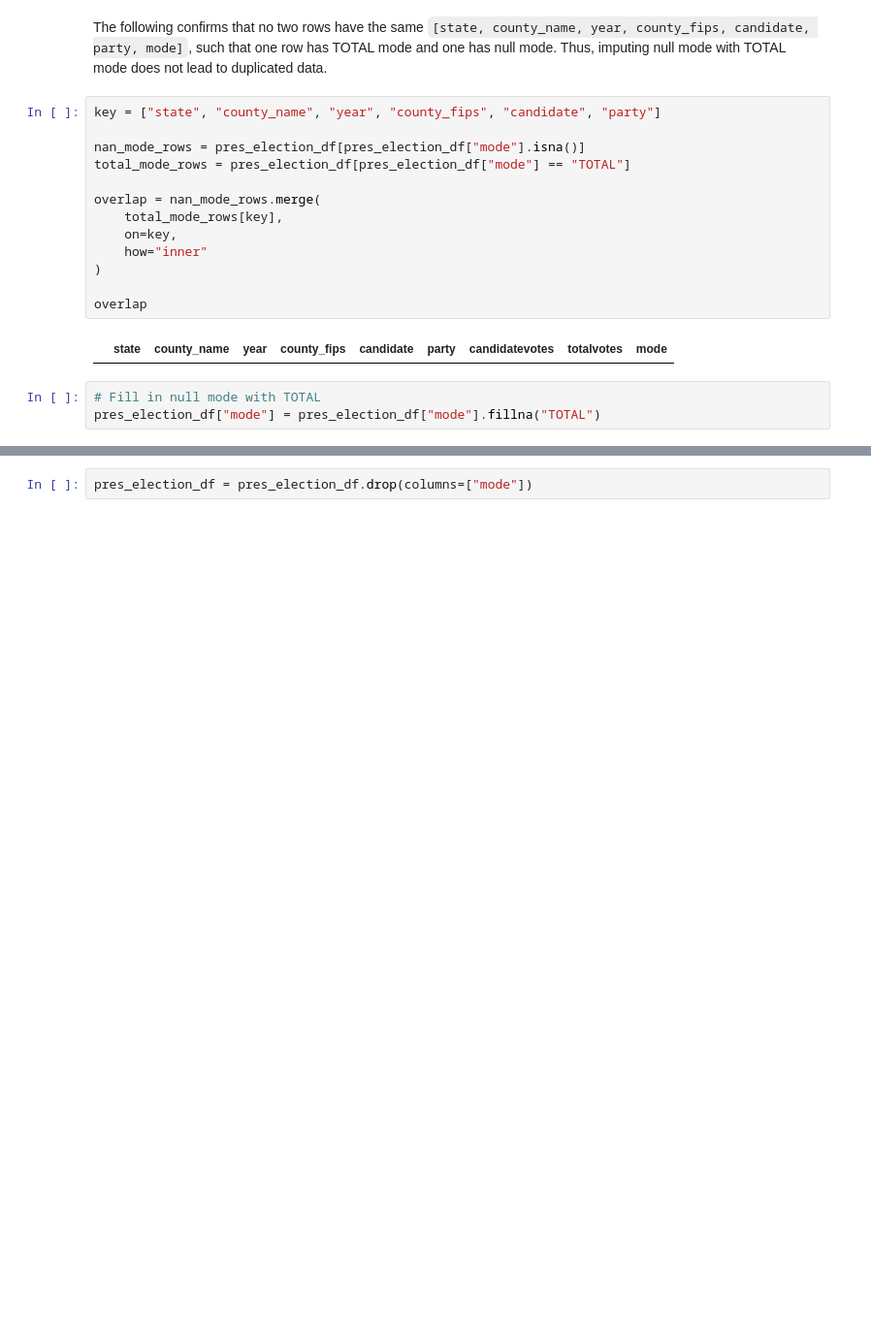
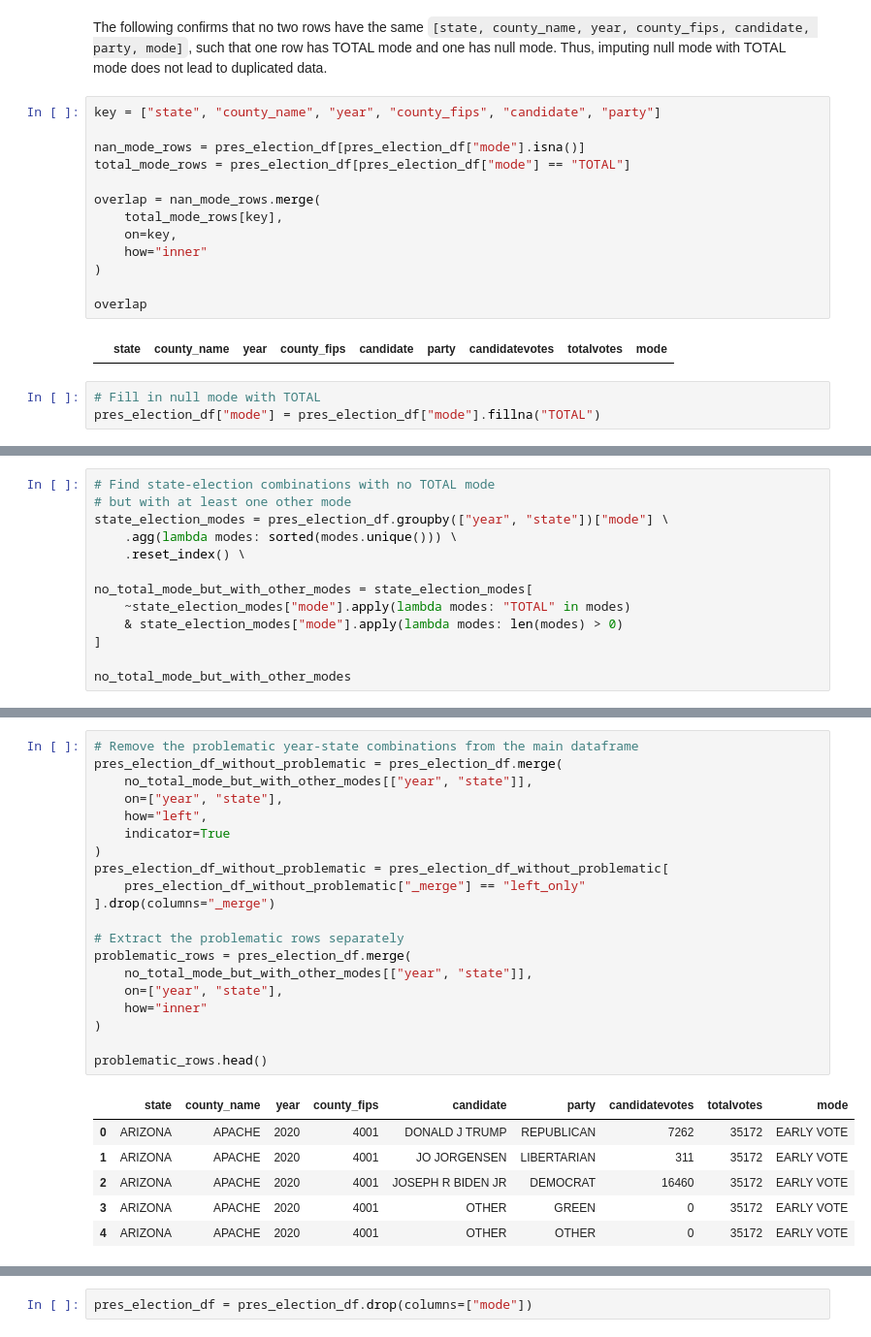
Before and after one commit to chiabingxuan/pollytics, a Jupyter notebook: pollytics/backend/etl/us_county_pres_processing.ipynb, the cells around one changed output, grey strips where cells are left out. Shown at 97% size. Drawn from its saved outputs; the diff is of its cells as text; blank space fills up the shorter version.

```diff
--- a/pollytics/backend/etl/us_county_pres_processing.ipynb
+++ b/pollytics/backend/etl/us_county_pres_processing.ipynb
@@ -280,0 +288,13 @@ dtype: int64
+# %%
+# Find state-election combinations with no TOTAL mode
+# but with at least one other mode
+state_election_modes = pres_election_df.groupby(["year", "state"])["mode"] \
+    .agg(lambda modes: sorted(modes.unique())) \
+    .reset_index() \
+
+no_total_mode_but_with_other_modes = state_election_modes[
+    ~state_election_modes["mode"].apply(lambda modes: "TOTAL" in modes)
+    & state_election_modes["mode"].apply(lambda modes: len(modes) > 0)
+]
+
+no_total_mode_but_with_other_modes
@@ -280,0 +313,27 @@ dtype: int64
+# %%
+# Remove the problematic year-state combinations from the main dataframe
+pres_election_df_without_problematic = pres_election_df.merge(
+    no_total_mode_but_with_other_modes[["year", "state"]],
+    on=["year", "state"],
+    how="left",
+    indicator=True
+)
+pres_election_df_without_problematic = pres_election_df_without_problematic[
+    pres_election_df_without_problematic["_merge"] == "left_only"
+].drop(columns="_merge")
+
+# Extract the problematic rows separately
+problematic_rows = pres_election_df.merge(
+    no_total_mode_but_with_other_modes[["year", "state"]],
+    on=["year", "state"],
+    how="inner"
+)
+
+problematic_rows.head()
+# %% [output]
+|  | state | county_name | year | county_fips | candidate | party | candidatevotes | totalvotes | mode |
+| 0 | ARIZONA | APACHE | 2020 | 4001 | DONALD J TRUMP | REPUBLICAN | 7262 | 35172 | EARLY VOTE |
+| 1 | ARIZONA | APACHE | 2020 | 4001 | JO JORGENSEN | LIBERTARIAN | 311 | 35172 | EARLY VOTE |
+| 2 | ARIZONA | APACHE | 2020 | 4001 | JOSEPH R BIDEN JR | DEMOCRAT | 16460 | 35172 | EARLY VOTE |
+| 3 | ARIZONA | APACHE | 2020 | 4001 | OTHER | GREEN | 0 | 35172 | EARLY VOTE |
+| 4 | ARIZONA | APACHE | 2020 | 4001 | OTHER | OTHER | 0 | 35172 | EARLY VOTE |
```
Also changed, not shown: parts of 34 cells of this notebook, 1 other file.
